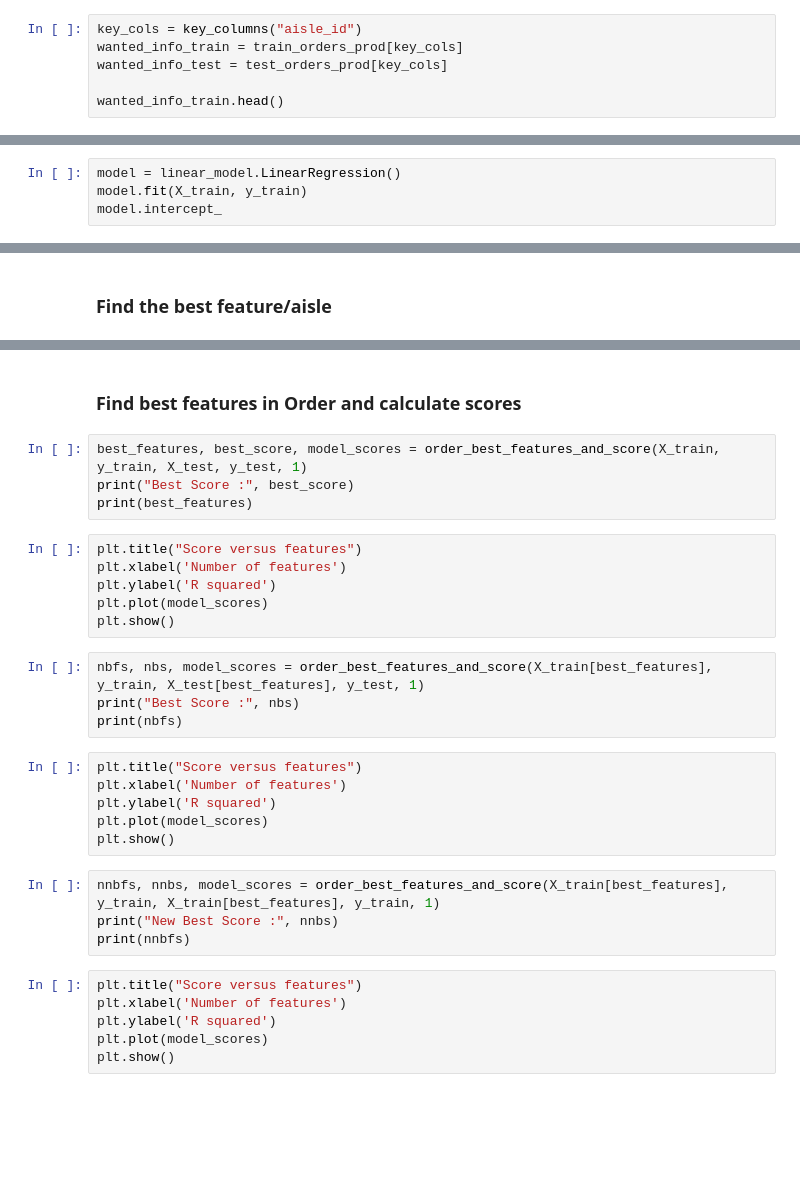
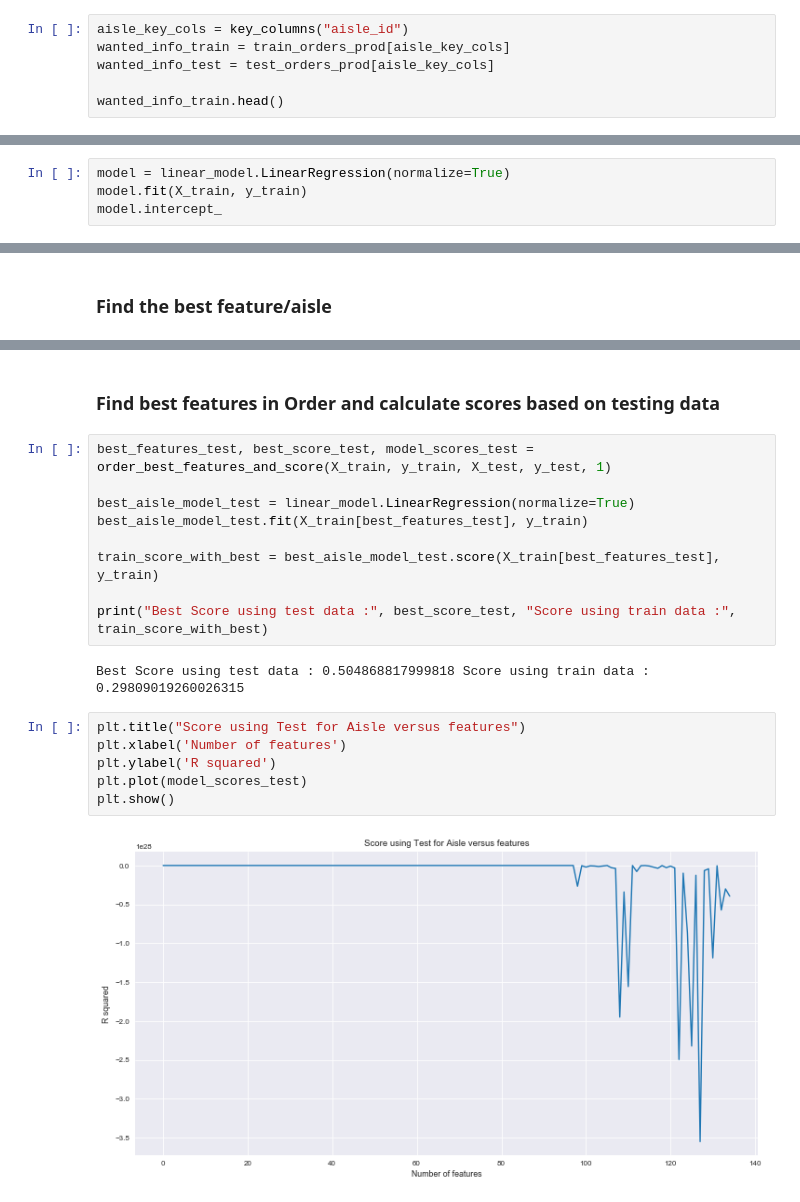
Before and after one commit to 1carew1/instacart_investigation, a Jupyter notebook: Assignment_2_Regression.ipynb, the cells around one changed output, grey strips where cells are left out. Saved outputs shown, nothing was run; the diff lists cells and outputs as text; blank space fills up the shorter version.

```diff
--- a/Assignment_2_Regression.ipynb
+++ b/Assignment_2_Regression.ipynb
@@ -455,8 +489,8 @@ Though the score are low here, 0.45 for training and 0.2 for testing, they are s
 # %% [markdown]
 ### Extract Desired Columns
 # %%
-key_cols = key_columns("aisle_id")
-wanted_info_train = train_orders_prod[key_cols]
-wanted_info_test = test_orders_prod[key_cols]
+aisle_key_cols = key_columns("aisle_id")
+wanted_info_train = train_orders_prod[aisle_key_cols]
+wanted_info_test = test_orders_prod[aisle_key_cols]
 
 wanted_info_train.head()
@@ -486,6 +551,6 @@ X_train.head()
 # %% [markdown]
 ### Generate the Model
 # %%
-model = linear_model.LinearRegression()
+model = linear_model.LinearRegression(normalize=True)
 model.fit(X_train, y_train)
 model.intercept_
@@ -496,32 +565,21 @@ find_best_feature(X_train, y_train, X_test, y_test)
 # %% [markdown]
-### Find best features in Order and calculate scores
+### Find best features in Order and calculate scores based on testing data
-# %%
-best_features, best_score, model_scores = order_best_features_and_score(X_train, y_train, X_test, y_test, 1)
-print("Best Score :", best_score)
-print(best_features)
+# %%
+best_features_test, best_score_test, model_scores_test = order_best_features_and_score(X_train, y_train, X_test, y_test, 1)
+
+best_aisle_model_test = linear_model.LinearRegression(normalize=True)
+best_aisle_model_test.fit(X_train[best_features_test], y_train)
+
+train_score_with_best = best_aisle_model_test.score(X_train[best_features_test], y_train)
+
+print("Best Score using test data :", best_score_test, "Score using train data :", train_score_with_best)
+# %% [output]
+Best Score using test data : 0.504868817999818 Score using train data : 0.29809019260026315
 # %%
-plt.title("Score versus features")
+plt.title("Score using Test for Aisle versus features")
 plt.xlabel('Number of features')
 plt.ylabel('R squared')
-plt.plot(model_scores)
+plt.plot(model_scores_test)
 plt.show()
+# %% [output]
+[figure, added]
-# %%
-nbfs, nbs, model_scores = order_best_features_and_score(X_train[best_features], y_train, X_test[best_features], y_test, 1)
-print("Best Score :", nbs)
-print(nbfs)
-# %%
-plt.title("Score versus features")
-plt.xlabel('Number of features')
-plt.ylabel('R squared')
-plt.plot(model_scores)
-plt.show()
-# %%
-nnbfs, nnbs, model_scores = order_best_features_and_score(X_train[best_features], y_train, X_train[best_features], y_train, 1)
-print("New Best Score :", nnbs)
-print(nnbfs)
-# %%
-plt.title("Score versus features")
-plt.xlabel('Number of features')
-plt.ylabel('R squared')
-plt.plot(model_scores)
-plt.show()
```
Also changed, not shown: parts of 48 cells of this notebook.
